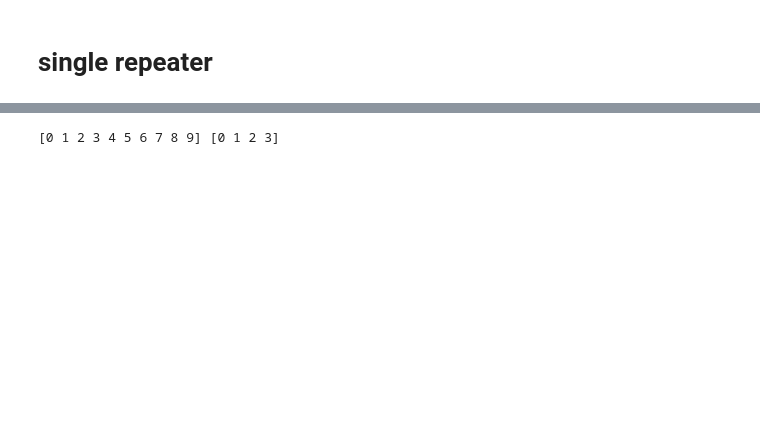
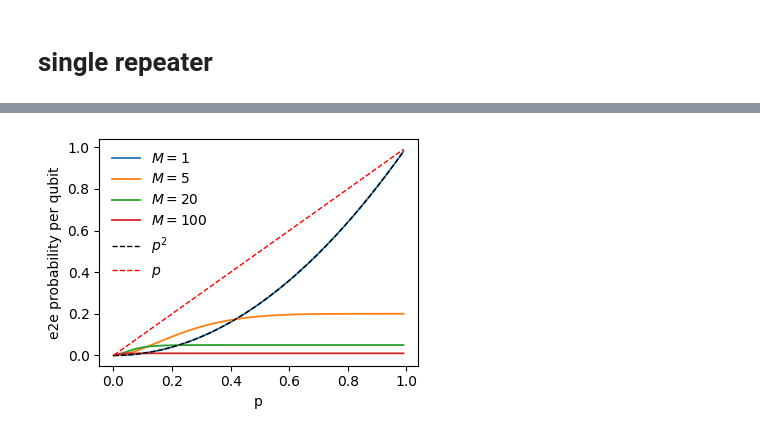
Before and after one commit to hassan-shap/QNUM, a Jupyter notebook: real-time-simulation.ipynb, the cells around one changed output, grey strips where cells are left out. Cells and saved outputs as stored; diff of their text form; code cells hidden in the pictures; blank space fills up the shorter version.

```diff
--- a/real-time-simulation.ipynb
+++ b/real-time-simulation.ipynb
@@ -155,5 +217,20 @@ print(prob)
 # %%
-v = np.arange(10)
-print(v,v[:4])
+p_list = np.linspace(0.001,0.99,200)
+M_list = [1,5,20,100]
+plt.figure(figsize=(4,3))
+for M in M_list:
+#     vec = np.zeros(len(p_list))
+#     for m in range(1,M+1):
+#         vec += p_list*(1-p_list)**(m-1)/m
+#     plt.plot(p_list, vec **2,"-",linewidth=1.3,label=r"$M=%d$" % M)
+    plt.plot(p_list, (1-(1-p_list)**M)**2/M ,"-",linewidth=1.3,label=r"$M=%d$" % M)
+plt.plot(p_list,p_list**2,"k--",label=r"$p^2$",linewidth=1)
+plt.plot(p_list,p_list,"r--",label=r"$p$",linewidth=1)
+plt.xlabel("p")
+plt.ylabel("e2e probability per qubit")
+plt.legend(loc="best",frameon=False)
+plt.tight_layout()
+# plt.savefig("figs/repeating.pdf")
+plt.show()
 # %% [output]
-[0 1 2 3 4 5 6 7 8 9] [0 1 2 3]
+[figure, added]
```
Also changed, not shown: parts of 12 cells of this notebook, 7 other files.
